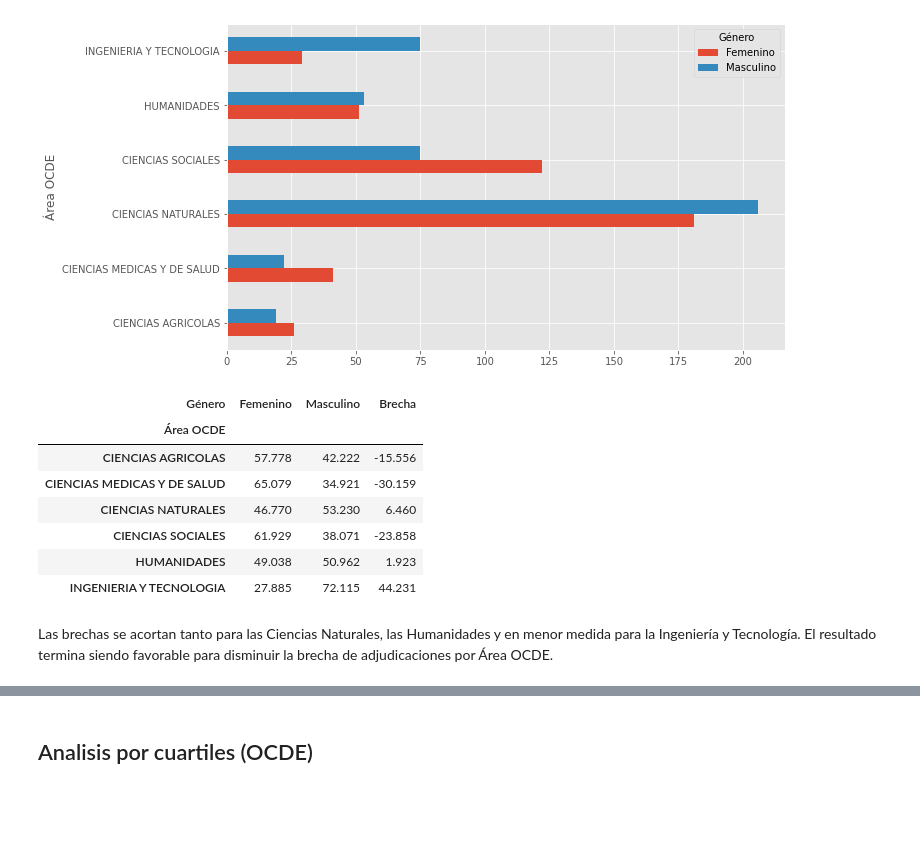
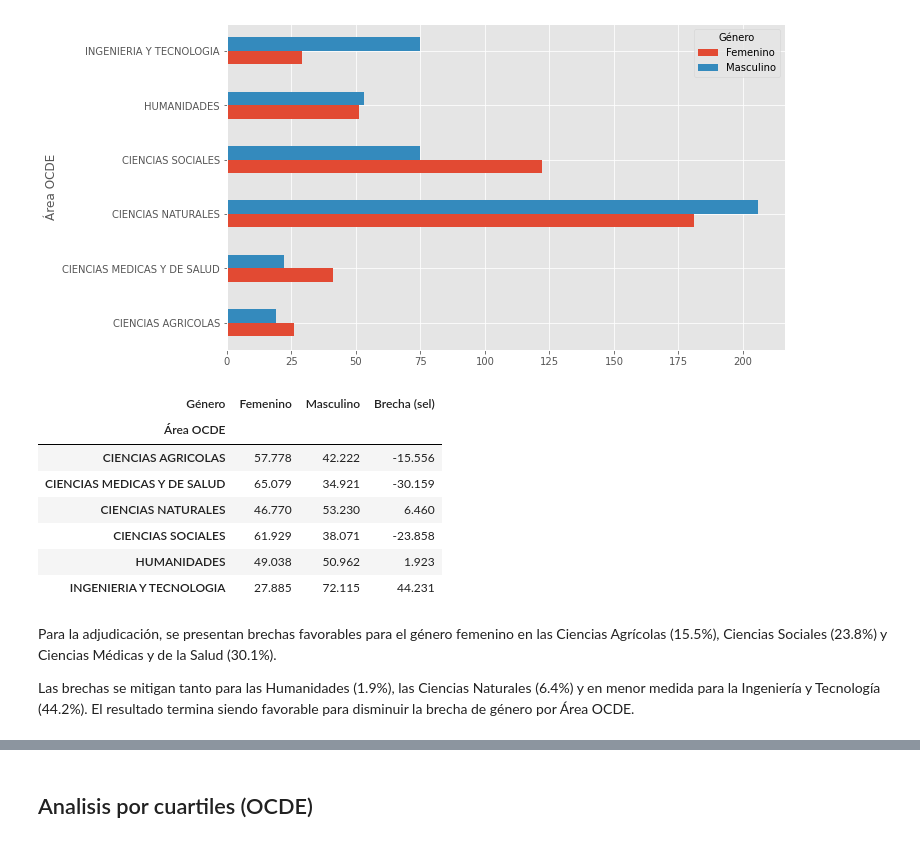
Before and after one commit to alvafox/Concursos-2023-Analisis-de-Adjudicacion-Paritaria-, a Jupyter notebook: Doctorado_Nacional_2023.ipynb, the cells around one changed output, grey strips where cells are left out. Drawn from its saved outputs; the diff is of its cells as text; code cells hidden in the pictures; blank space fills up the shorter version.

```diff
--- a/Doctorado_Nacional_2023.ipynb
+++ b/Doctorado_Nacional_2023.ipynb
@@ -644,10 +658,10 @@ df2[df2['ESTADO_FINAL'] == 'SELECCIONADA'].groupby(['Área OCDE','Género'])['FO
 [figure]
 # %%
 OCDE_SEL = df2[df2['ESTADO_FINAL'] == 'SELECCIONADA'].groupby(['Área OCDE',])['Género'].value_counts('%').unstack(1)*100
-OCDE_SEL['Brecha'] = OCDE_SEL['Masculino'] - OCDE_SEL['Femenino']
-OCDE_SEL.style.background_gradient(cmap= 'YlOrRd', subset=['Brecha'])
+OCDE_SEL['Brecha (sel)'] = OCDE_SEL['Masculino'] - OCDE_SEL['Femenino']
+OCDE_SEL.style.background_gradient(cmap= 'YlOrRd', subset=['Brecha (sel)'])
 # %% [output]
-| Género | Femenino | Masculino | Brecha |
+| Género | Femenino | Masculino | Brecha (sel) |
 | Área OCDE |  |  |  |
 | CIENCIAS AGRICOLAS | 57.778 | 42.222 | -15.556 |
 | CIENCIAS MEDICAS Y DE SALUD | 65.079 | 34.921 | -30.159 |
@@ -656,4 +670,6 @@ OCDE_SEL.style.background_gradient(cmap= 'YlOrRd', subset=['Brecha'])
 | HUMANIDADES | 49.038 | 50.962 | 1.923 |
 | INGENIERIA Y TECNOLOGIA | 27.885 | 72.115 | 44.231 |
 # %% [markdown]
-Las brechas se acortan tanto para las Ciencias Naturales, las Humanidades y en menor medida para la Ingeniería y Tecnología. El resultado termina siendo favorable para disminuir la brecha de adjudicaciones por Área OCDE.
+Para la adjudicación, se presentan brechas favorables para el género femenino en las Ciencias Agrícolas (15.5%), Ciencias Sociales (23.8%) y Ciencias Médicas y de la Salud (30.1%).
+
+Las brechas se mitigan tanto para las Humanidades (1.9%), las Ciencias Naturales (6.4%) y en menor medida para la Ingeniería y Tecnología (44.2%). El resultado termina siendo favorable para disminuir la brecha de género por Área OCDE.
```
Also changed, not shown: parts of 4 cells of this notebook.
